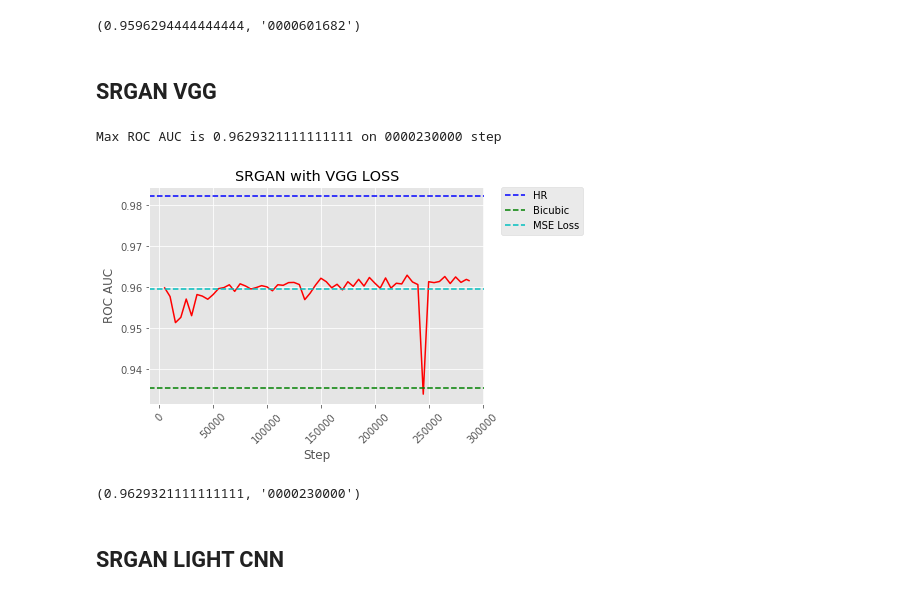
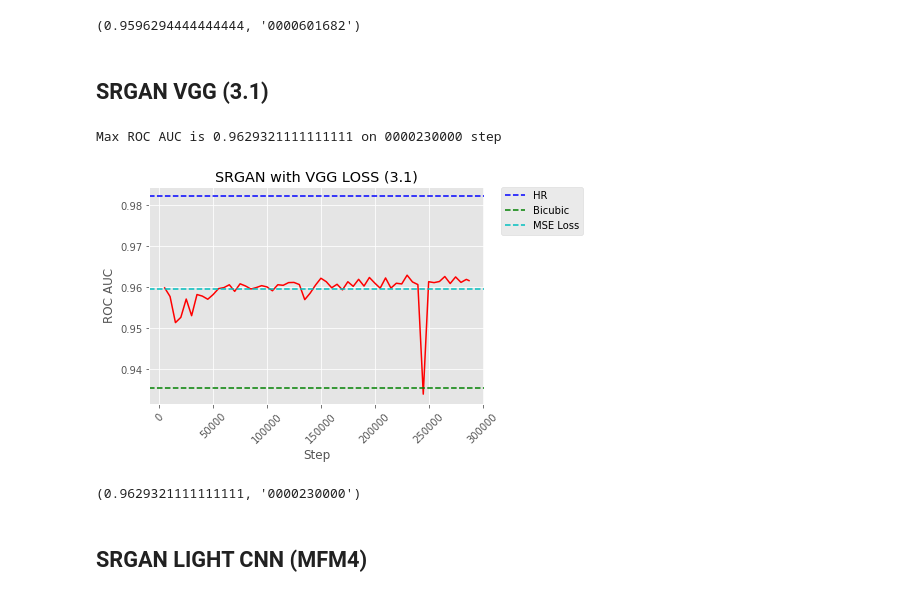
Before and after one commit to Alpus/face_super_resolution, a Jupyter notebook: recognition_test.ipynb, the cells around one changed output. Saved outputs shown, nothing was run; the diff lists cells and outputs as text; code cells hidden in the pictures.

Commit message:
Add results for light cnn mfm4
* Add results in readme
* Add code for vgg 3.1 no adversarial experiment

```diff
--- a/recognition_test.ipynb
+++ b/recognition_test.ipynb
@@ -295,19 +296,19 @@ roc_auc_list_mse[max_roc_auc_arg_mse], files_list_mse[max_roc_auc_arg_mse]
 # %%
 roc_auc_scores['MSE Loss'] = roc_auc_list_mse[max_roc_auc_arg_mse]
 # %% [markdown]
-## SRGAN VGG
+## SRGAN VGG (3.1)
 # %%
-experiment_name = 'SRGAN with VGG LOSS'
+experiment_name = 'SRGAN with VGG LOSS (3.1)'
 roc_auc_list_vgg, files_list_vgg, max_roc_auc_arg_vgg = roc_auc_for_all_checkpoints(
     experiment_name, model, upscale_model=generator,
-    weight_directory=SRGAN_VGG_LOSS_GENERATOR_WEIGHTS_DIR,
+    weight_directory=SRGAN_VGG_LOSS_3_1_GENERATOR_WEIGHTS_DIR,
     lwf_loader_hr=lwf_loader_hr,
-    continue_auc_and_files=load_roc_auc('VGG Loss')
+    continue_auc_and_files=load_roc_auc('VGG Loss 3.1')
 )
-save_roc_auc('VGG Loss', roc_auc_list_vgg, files_list_vgg)
+save_roc_auc('VGG Loss 3.1', roc_auc_list_vgg, files_list_vgg)
 # %% [output]
 Max ROC AUC is 0.9629321111111111 on 0000230000 step
-[figure, old version]
+[figure, new version]
 # %%
 roc_auc_list_vgg[max_roc_auc_arg_vgg], files_list_vgg[max_roc_auc_arg_vgg]
 # %% [output]
@@ -317,3 +318,3 @@ roc_auc_scores['VGG Loss'] = roc_auc_list_vgg[max_roc_auc_arg_vgg]
 # %% [markdown]
-## SRGAN LIGHT CNN
+## SRGAN LIGHT CNN (MFM4)
 # %%
```
Also changed, not shown: parts of 9 cells of this notebook, 3 other files.
